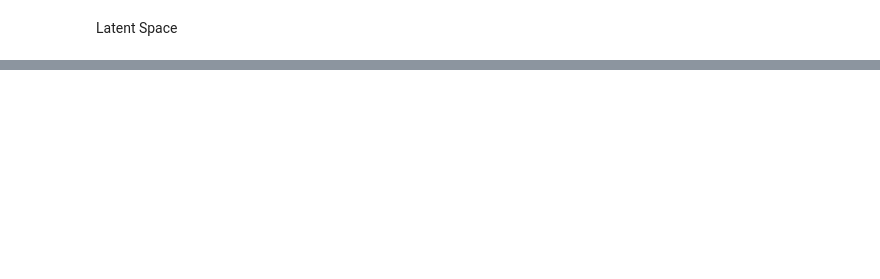
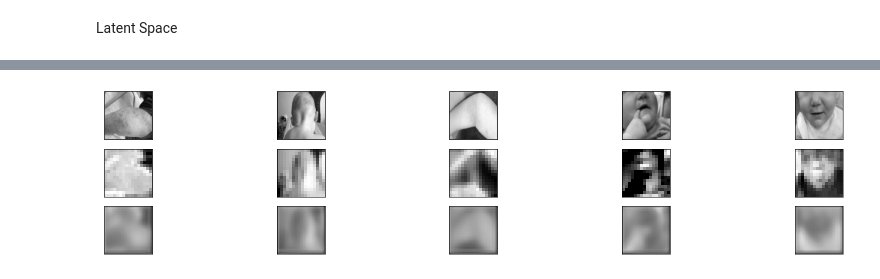
Before and after one commit to saaqib-m/autoencoder, a Jupyter notebook: ae.ipynb, the cells around one changed output, grey strips where cells are left out. Cells and saved outputs as stored; diff of their text form; code cells hidden in the pictures; blank space fills up the shorter version.

Commit message:
Included array for plotting

```diff
--- a/ae.ipynb
+++ b/ae.ipynb
@@ -223,0 +224,35 @@ plt.show()
+# %%
+xtestdata = []
+latentspacedata = []
+preddata = []
+for i in range(5):
+    xtestdata.append(x_test[i])
+    latentspacedata.append(preds[i, :, :, i])
+    preddata.append(pred[i])
+# %%
+# This is to use the arrays above to plot the reconstructions
+
+plt.figure(figsize=(20, 4))
+for i in range(5):
+    # Display original
+    ax = plt.subplot(3, 5, i + 1)
+    plt.imshow(xtestdata[i].reshape(256,256))
+    plt.gray()
+    ax.get_xaxis().set_visible(False)
+    ax.get_yaxis().set_visible(False)
+
+    # Display latent space
+    ax = plt.subplot(3,5, i+1+5)
+    plt.imshow(latentspacedata[i])
+    ax.get_xaxis().set_visible(False)
+    ax.get_yaxis().set_visible(False)
+
+    # Display reconstruction
+    ax = plt.subplot(3, 5, i + 1 + 5+5)
+    plt.imshow(preddata[i].reshape(256,256))
+    plt.gray()
+    ax.get_xaxis().set_visible(False)
+    ax.get_yaxis().set_visible(False)
+plt.show()
+# %% [output]
+[figure, added]
```
Also changed, not shown: parts of 3 cells of this notebook, 1 other file.
